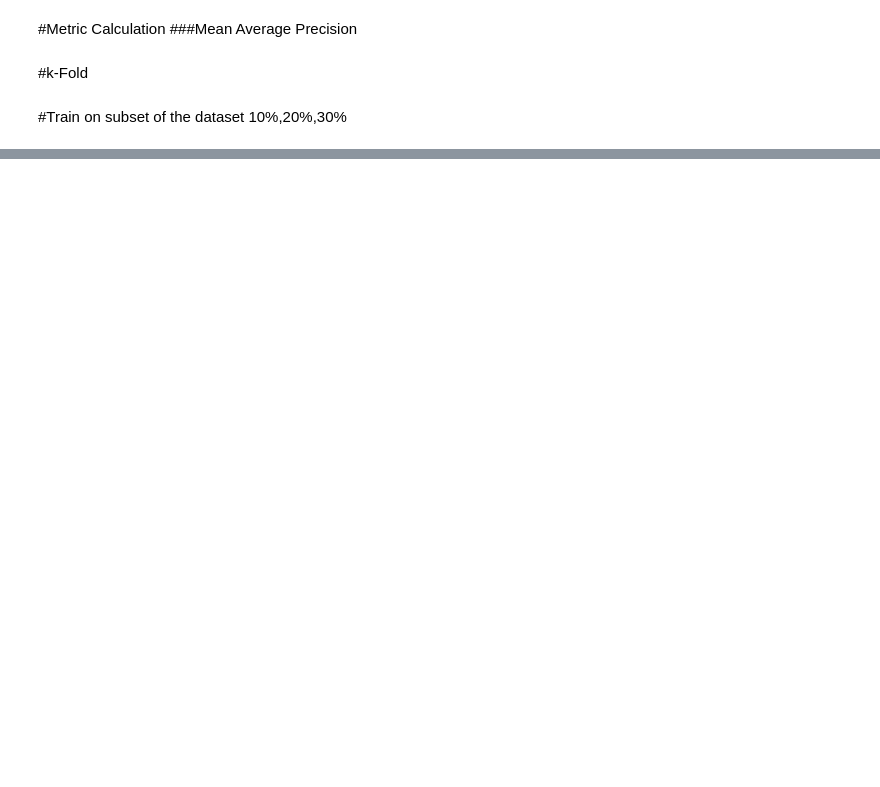
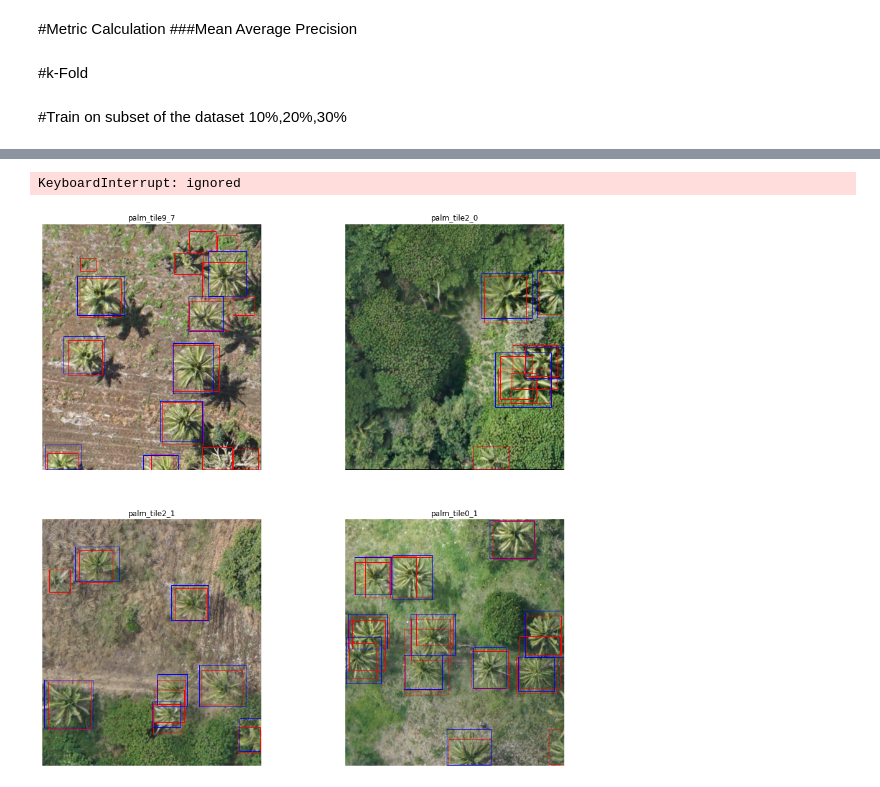
Before and after one commit to tzvikif/Bananas, a Jupyter notebook: BananasTree.ipynb, the cells around one changed output, grey strips where cells are left out. Cells and saved outputs as stored; diff of their text form; code cells hidden in the pictures; blank space fills up the shorter version.

Commit message:
prepare_for_mAP

```diff
--- a/BananasTree.ipynb
+++ b/BananasTree.ipynb
@@ -92,12 +114,12 @@ def main():
 # %% [markdown]
 ##Create train/validation set
 # %%
-def train_validation(root_dir,train_frac=0.8):
-  names = glob.glob(f'{root_dir}/palm*.xml')
+def train_validation(names,train_frac=0.8):
   train_names = names[:int(len(names)*train_frac)]
   valid_names = names[int(len(names)*train_frac):]
   return train_names,valid_names
-train_files,valid_files = train_validation(DIR_ANNOTATIONS)
+names = subset_of_data(DIR_ANNOTATIONS)
+train_files,valid_files = train_validation(names)
 # %% [markdown]
 At first stage using *palm trees* datasets
 # %%
@@ -316,6 +329,7 @@ if LOAD_WEIGHTS == True:
 # %%
 def train(train_data_loader):
   losses_list = []
+  model.train()
   loss_hist = Averager()
   itr = 1
   for epoch in range(NUM_EPOCHS):
@@ -326,7 +340,7 @@ def train(train_data_loader):
           targets = [{k: v.to(device) for k, v in t.items()} for t in targets]
 
           loss_dict = model(images, targets)
-          print(loss_dict.keyes())
+          #print(f'loss_dict:{loss_dict}')
           losses = sum(loss for loss in loss_dict.values())
           loss_value = losses.item()
 
@@ -344,16 +358,14 @@ def train(train_data_loader):
       # update the learning rate
       if lr_scheduler is not None:
           lr_scheduler.step()
-      return
-
       print(f"Epoch #{epoch} loss: {loss_hist.value}")
       losses_list.append(loss_value)
   return losses_list
-if not SKIP_TRAINING:
-  train(train_data_loader)
-if SAVE_WEIGHTS:
-  checkpoint = {"state_dict": model.state_dict(), "optimizer": optimizer.state_dict()}
-  save_checkpoint(checkpoint)
+#if not SKIP_TRAINING:
+#  train(train_data_loader)
+#if SAVE_WEIGHTS:
+#  checkpoint = {"state_dict": model.state_dict(), "optimizer": optimizer.state_dict()}
+#  save_checkpoint(checkpoint)
 # %%
 def loss_plot(losses):
   fig, ax = plt.subplots(figsize=(10, 6))
@@ -449,6 +486,14 @@ def prepare_for_mAP(valid_data_loader):
 #format for pred_boxes,true_boxes [train_idx, class_prediction, prob_score, x1, y1, x2, y2]
 #pred_boxes,true_boxes = prepare_for_mAP(valid_data_loader)
 #mean_average_precision(pred_boxes=pred_boxes,true_boxes=true_boxes,iou_threshold=0.5,box_format='corners',num_classes=1)
+# %%
+def evaluate_model(valid_data_loader):
+  model.eval()
+  cpu_device = torch.device("cpu")
+  samples = [image.permute(1,2,0).cpu().numpy() for image in images]
+  pred_boxes,true_boxes = prepare_for_mAP(valid_data_loader)
+  mAP = mean_average_precision(pred_boxes=pred_boxes,true_boxes=true_boxes,iou_threshold=0.5,box_format='corners',num_classes=1)
+  return mAP
 # %% [markdown]
 #k-Fold
 # %%
@@ -475,3 +521,19 @@ for train_index, valid_index in kf.split(names):
 # %% [markdown]
 #Train on subset of the dataset
 10%,20%,30%
+# %%
+fractions = [0.3,0.5,0.7,1.0]
+for f in fractions:
+  names = subset_of_data(DIR_ANNOTATIONS,fraction=f)
+  print(f'names:{len(names)}')
+  train_files,valid_files = train_validation(names,train_frac=0.8)
+  print(f'train_files:{len(train_files)} valid_files:{len(valid_files)}')
+  train_data_loader,valid_data_loader = create_loaders(train_files,valid_files)
+  load_checkpoint(INIT_WEIGHTS_FILENAME, model, optimizer)
+  losses = train(train_data_loader)
+  current_mAP = evaluate_model(valid_data_loader)
+  print(f'current_mAP:{current_mAP}')
+  checkpoint = {"state_dict": model.state_dict(), "optimizer": optimizer.state_dict()}
+  save_checkpoint(checkpoint,filename=file_weights_name(f))
+  display_samples(valid_data_loader)
+# %% [output]
@@ -477,0 +557,2 @@ for train_index, valid_index in kf.split(names):
+KeyboardInterrupt: ignored
+[figure, added]
```
Also changed, not shown: parts of 15 cells of this notebook.
